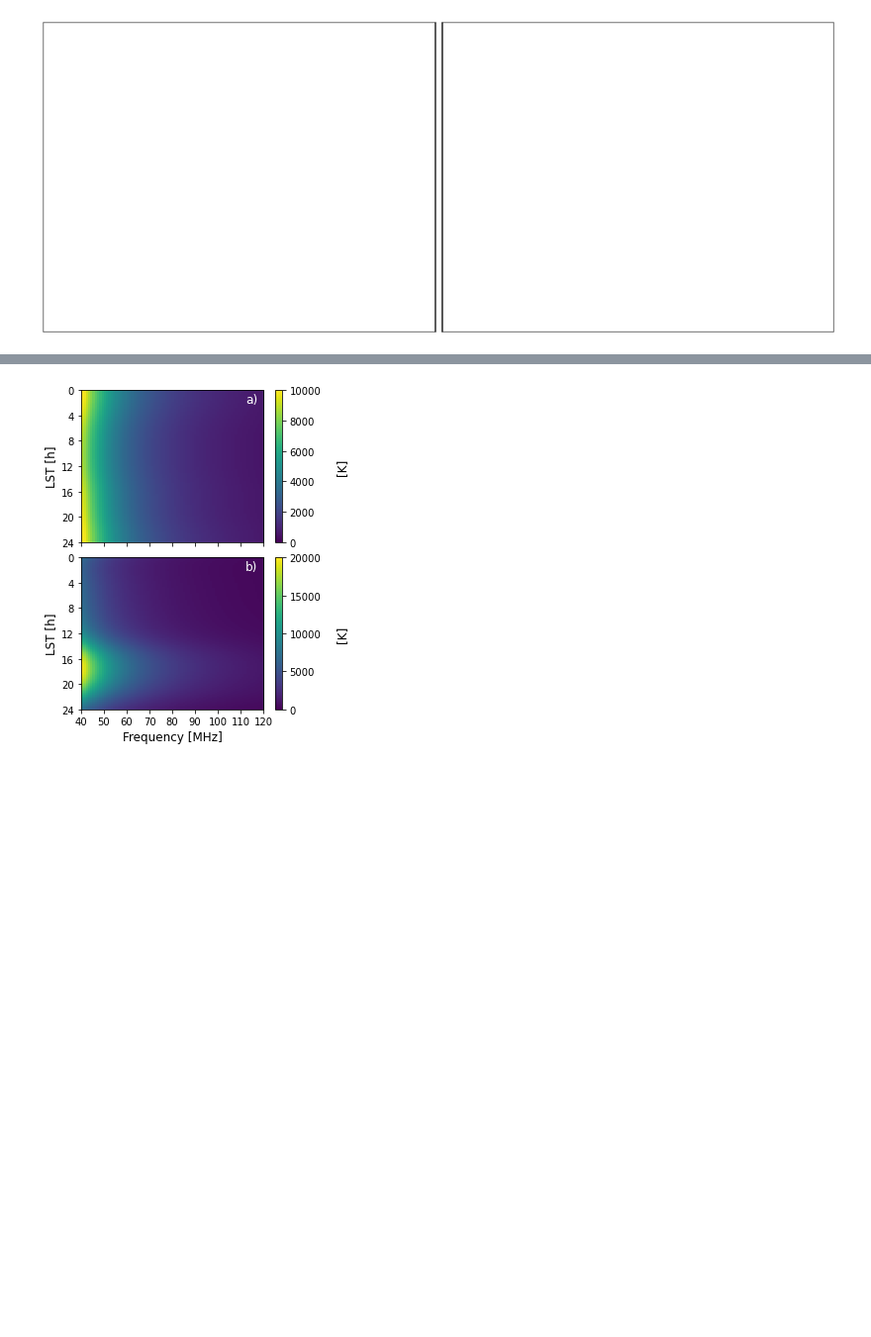
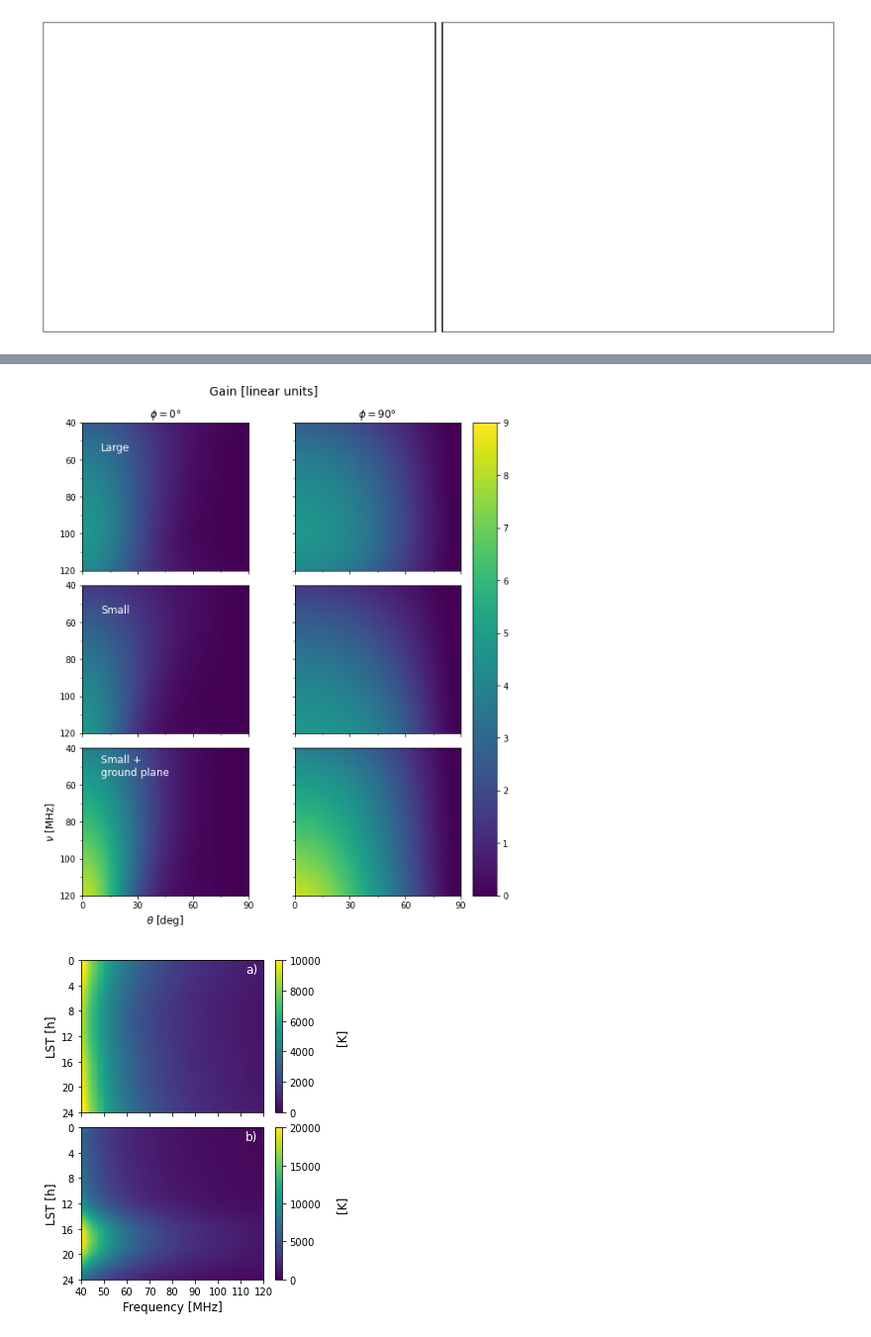
Before and after one commit to christianhbye/21cm_obs_simulations, a Jupyter notebook: PaperPlots_MIST.ipynb, the cells around one changed output, grey strips where cells are left out. Shown at 99% size. Drawn from its saved outputs; the diff is of its cells as text; code cells hidden in the pictures; blank space fills up the shorter version.

```diff
--- a/PaperPlots_MIST.ipynb
+++ b/PaperPlots_MIST.ipynb
@@ -33,0 +41,4 @@ plt.show()
+# %%
+fig, axs = pp.beams(gl, f, False, figsize=(5,3))
+# %% [output]
+[figure, added]
```
Also changed, not shown: parts of 5 cells of this notebook.
